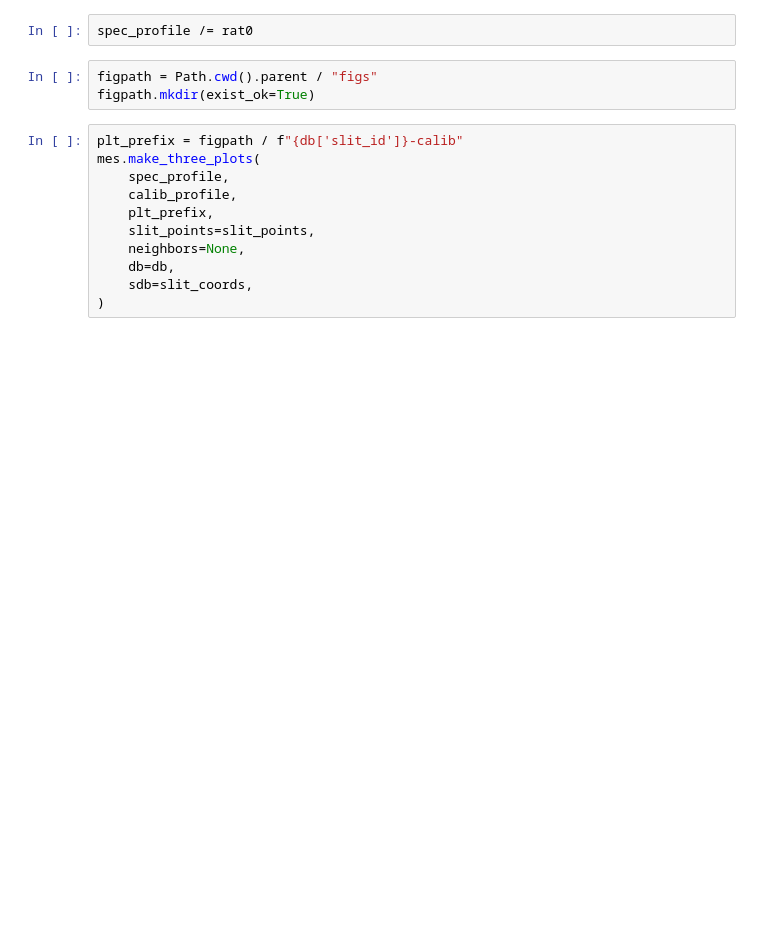
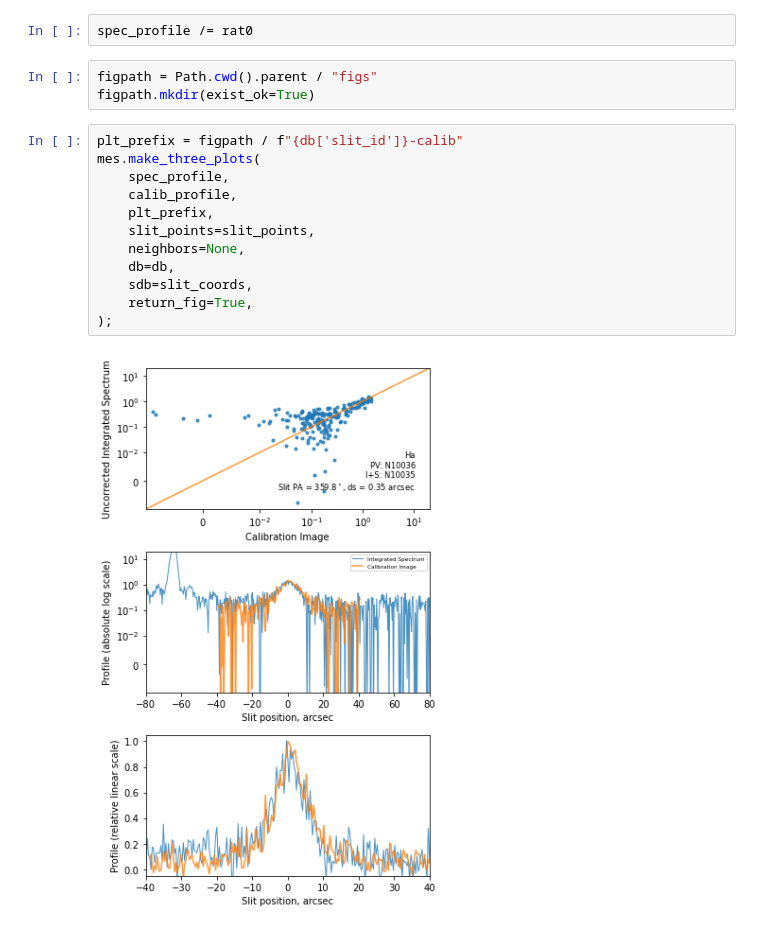
Before and after one commit to will-henney/teresa-pn-ou5, a Jupyter notebook: notebooks/02-01-test-normalize.ipynb, the cells around one changed output. Cells and saved outputs as stored; diff of their text form; blank space fills up the shorter version.

```diff
--- a/notebooks/02-01-test-normalize.ipynb
+++ b/notebooks/02-01-test-normalize.ipynb
@@ -207,11 +260,14 @@ figpath.mkdir(exist_ok=True)
 # %%
 plt_prefix = figpath / f"{db['slit_id']}-calib"
 mes.make_three_plots(
     spec_profile,
     calib_profile,
     plt_prefix,
     slit_points=slit_points,
     neighbors=None,
     db=db,
     sdb=slit_coords,
-)
+    return_fig=True,
+);
+# %% [output]
+[figure, added]
```
Also changed, not shown: parts of 15 cells of this notebook, 8 other files.
